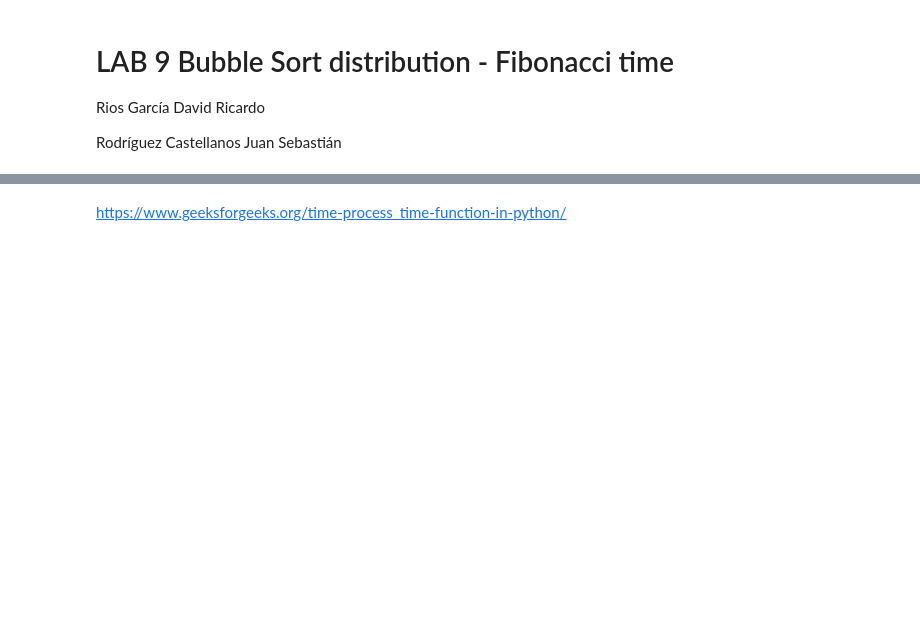
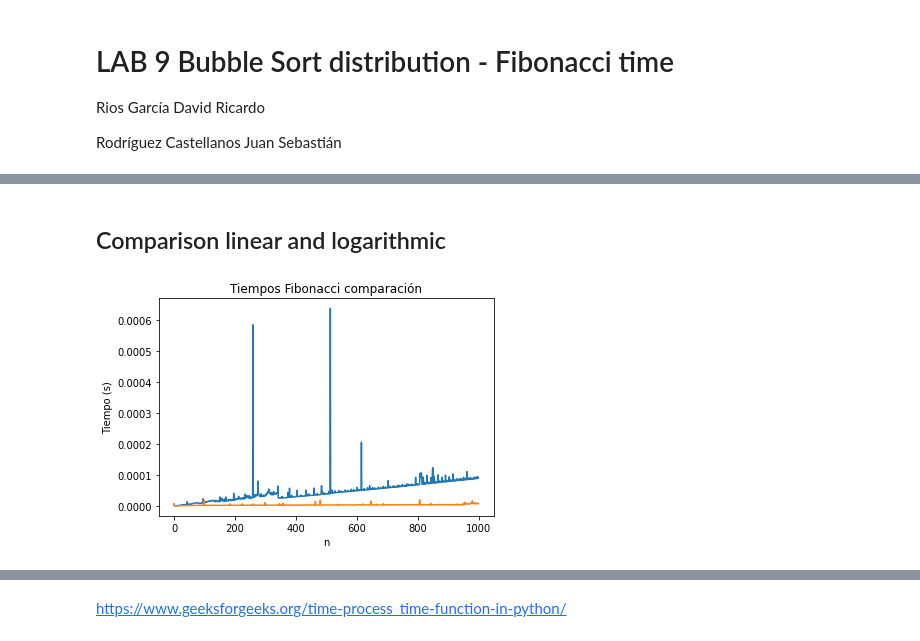
Before and after one commit to juarodriguezc/AlgorithmsUN2021I, a Jupyter notebook: Lab9/FibonacciTimesGroup18.ipynb, the cells around one changed output, grey strips where cells are left out. Drawn from its saved outputs; the diff is of its cells as text; code cells hidden in the pictures; blank space fills up the shorter version.

```diff
--- a/Lab9/FibonacciTimesGroup18.ipynb
+++ b/Lab9/FibonacciTimesGroup18.ipynb
@@ -6,0 +98,11 @@ Rodríguez Castellanos Juan Sebastián
+# %% [markdown]
+## Comparison linear and logarithmic
+# %%
+plt.title("Tiempos Fibonacci comparación")
+plt.plot(rangeL, linTimes,label="Fibonacci lineal", color = "tab:blue")
+plt.plot(rangeLog, logTimes,label="Fibonacci logaritmico",color = "tab:orange")
+plt.xlabel("n")
+plt.ylabel("Tiempo (s)")
+plt.show()
+# %% [output]
+[figure, added]
```
Also changed, not shown: parts of 34 cells of this notebook.
